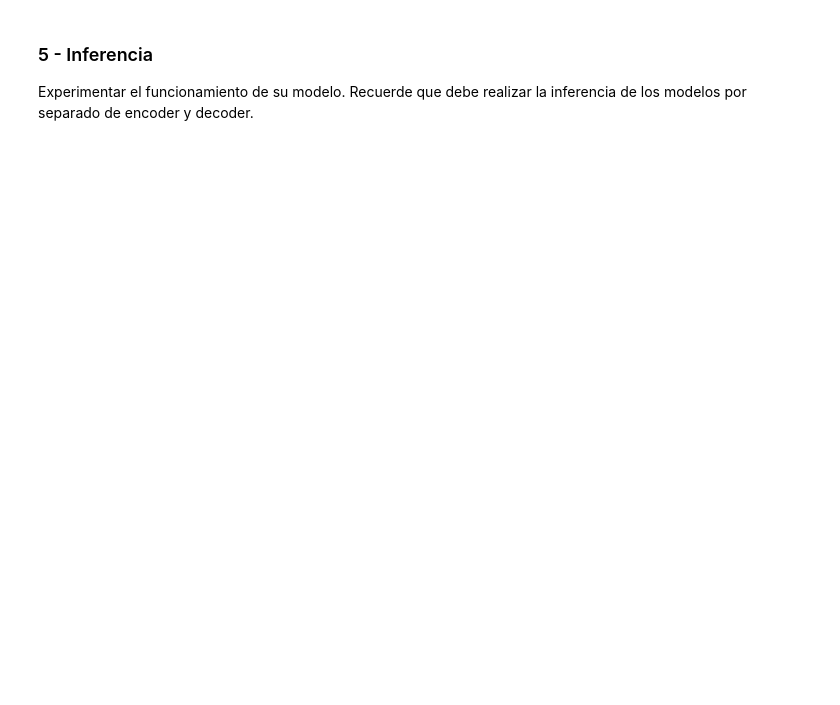
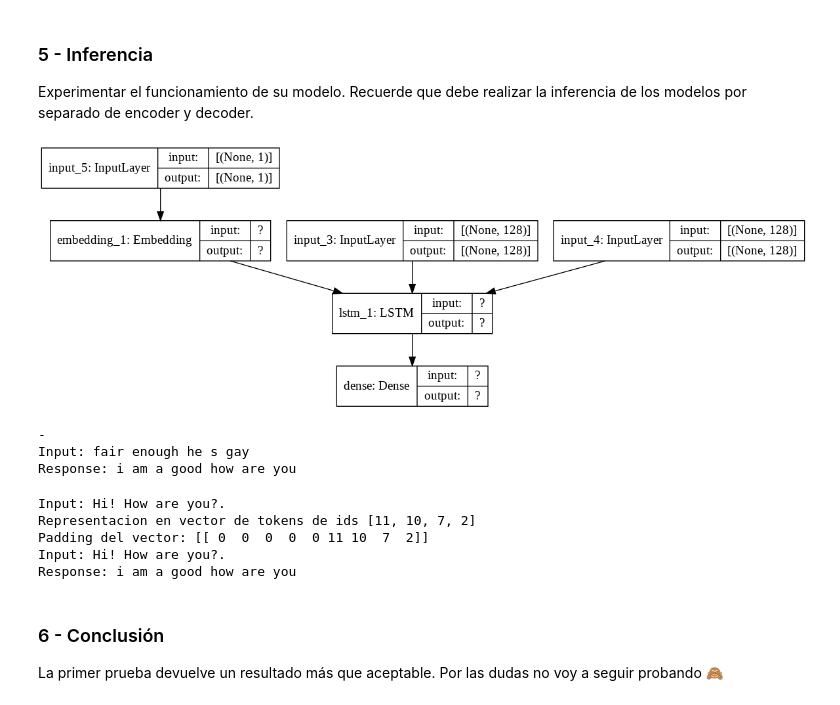
Before and after one commit to davidbro-in/natural-language-processing, a Jupyter notebook: 6_qa_lstm_chatbot.ipynb, the cells around one changed output. Drawn from its saved outputs; the diff is of its cells as text; code cells hidden in the pictures; blank space fills up the shorter version.

```diff
--- a/6_qa_lstm_chatbot.ipynb
+++ b/6_qa_lstm_chatbot.ipynb
@@ -98,0 +130,14 @@ Realizar el preprocesamiento necesario para obtener:
+# %%
+# A los filtros de símbolos del Tokenizer agregamos el "¿",
+# sacamos los "<>" para que no afectar nuestros tokens
+output_tokenizer = Tokenizer(num_words=MAX_VOCAB_SIZE, filters='!"#$%&()*+,-./:;=¿?@[\\]^_`{|}~\t\n')
+output_tokenizer.fit_on_texts(["<sos>", "<eos>"] + output_sentences)
+output_integer_seq = output_tokenizer.texts_to_sequences(output_sentences)
+output_input_integer_seq = output_tokenizer.texts_to_sequences(output_sentences_inputs)
+
+word2idx_outputs = output_tokenizer.word_index
+print("Palabras en el vocabulario:", len(word2idx_outputs))
+
+num_words_output = min(len(word2idx_outputs) + 1, MAX_VOCAB_SIZE) # Se suma 1 por el primer <sos>
+max_out_len = max(len(sen) for sen in output_integer_seq)
+print("Sentencia de salida más larga:", max_out_len)
@@ -105,3 +440,26 @@ Entrenar un modelo basado en el esquema encoder-decoder utilizando los datos gen
 # %% [markdown]
 ### 5 - Inferencia
 Experimentar el funcionamiento de su modelo. Recuerde que debe realizar la inferencia de los modelos por separado de encoder y decoder.
+# %%
+# Modelo solo decoder (para realizar inferencia)
+from keras.utils.vis_utils import plot_model
+
+# define inference decoder
+decoder_state_input_h = Input(shape=(n_units,))
+decoder_state_input_c = Input(shape=(n_units,))
+decoder_states_inputs = [decoder_state_input_h, decoder_state_input_c]
+
+# EN cada predicción habrá una sola palabra de entrada al decoder,
+# que es la realimentación de la palabra anterior
+# por lo que hay que modificar el input shup de la layer de Embedding
+decoder_inputs_single = Input(shape=(1,))
+decoder_inputs_single_x = decoder_embedding_layer(decoder_inputs_single)
+
+decoder_outputs, state_h, state_c = decoder_lstm(decoder_inputs_single_x, initial_state=decoder_states_inputs)
+decoder_states = [state_h, state_c]
+decoder_outputs = decoder_dense(decoder_outputs)
+decoder_model = Model([decoder_inputs_single] + decoder_states_inputs, [decoder_outputs] + decoder_states)
+
+plot_model(decoder_model, to_file='decoder_plot.png', show_shapes=True, show_layer_names=True)
+# %% [output]
+[figure, added]
@@ -107,0 +506,31 @@ Experimentar el funcionamiento de su modelo. Recuerde que debe realizar la infer
+# %%
+i = np.random.choice(len(input_sentences))
+input_seq = encoder_input_sequences[i:i+1]
+translation = answer_question(input_seq)
+print('-')
+print('Input:', input_sentences[i])
+print('Response:', translation)
+# %% [output]
+-
+Input: fair enough he s gay
+Response: i am a good how are you
+# %%
+input_test = "Hi! How are you?."
+print('Input:', input_test)
+integer_seq_test = input_tokenizer.texts_to_sequences([input_test])[0]
+print("Representacion en vector de tokens de ids", integer_seq_test)
+encoder_sequence_test = pad_sequences([integer_seq_test], maxlen=max_input_len)
+print("Padding del vector:", encoder_sequence_test)
+
+print('Input:', input_test)
+translation = answer_question(encoder_sequence_test)
+print('Response:', translation)
+# %% [output]
+Input: Hi! How are you?.
+Representacion en vector de tokens de ids [11, 10, 7, 2]
+Padding del vector: [[ 0  0  0  0  0 11 10  7  2]]
+Input: Hi! How are you?.
+Response: i am a good how are you
+# %% [markdown]
+### 6 - Conclusión
+La primer prueba devuelve un resultado más que aceptable. Por las dudas no voy a seguir probando 🙈
```
Also changed, not shown: parts of 22 cells of this notebook.
